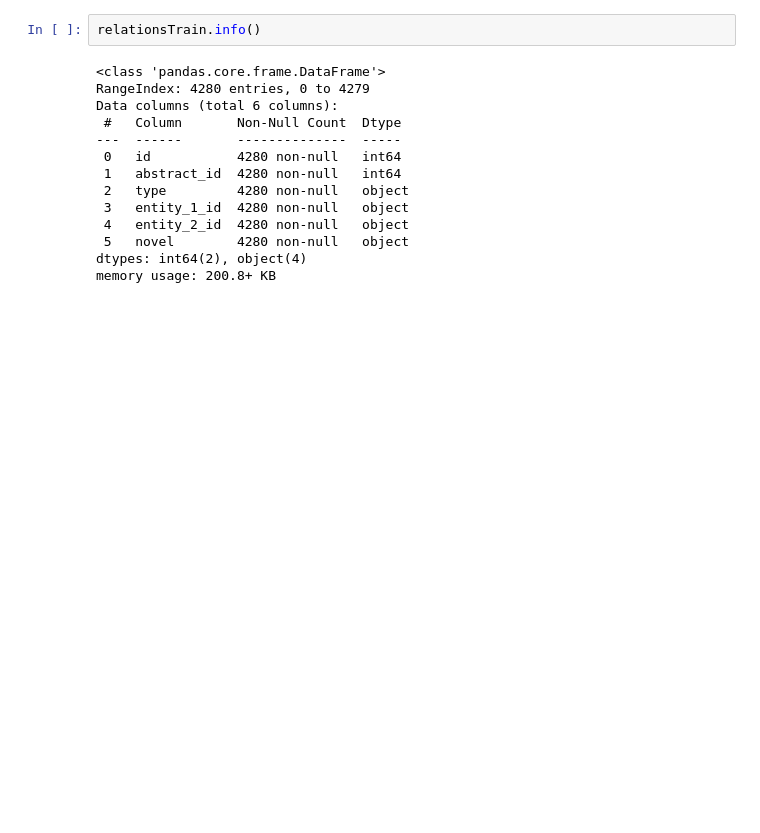
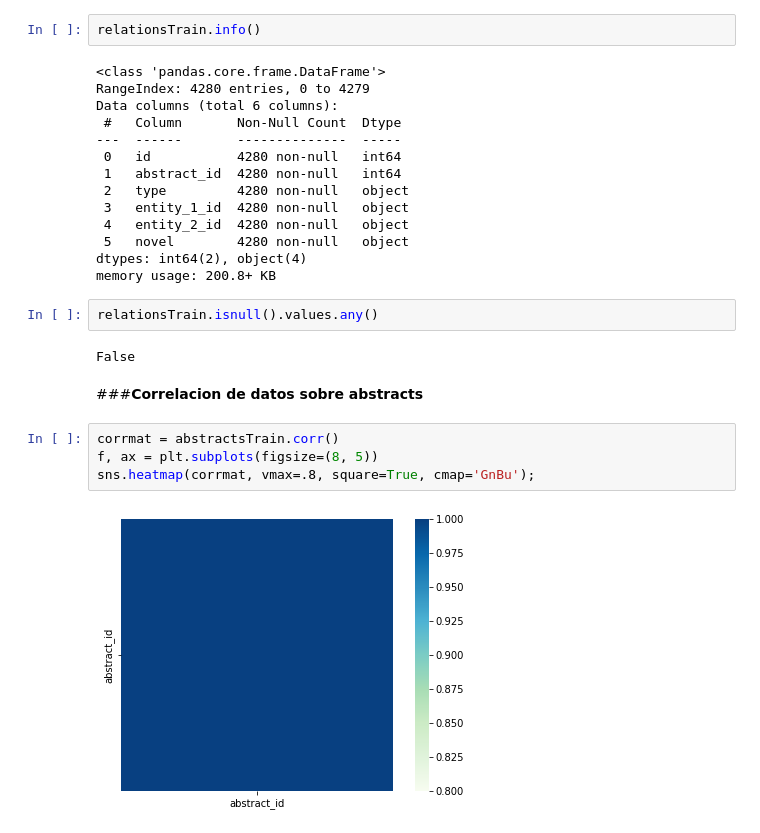
Before and after one commit to owdelc/ProyectoDataScience, a Jupyter notebook: ExploracionProyectoDataScience.ipynb, the cells around one changed output. Drawn from its saved outputs; the diff is of its cells as text; blank space fills up the shorter version.

```diff
--- a/ExploracionProyectoDataScience.ipynb
+++ b/ExploracionProyectoDataScience.ipynb
@@ -90,3 +101,15 @@ Data columns (total 6 columns):
  5   novel        4280 non-null   object
 dtypes: int64(2), object(4)
 memory usage: 200.8+ KB
+# %%
+relationsTrain.isnull().values.any()
+# %% [output]
+False
+# %% [markdown]
+###**Correlacion de datos sobre abstracts**
+# %%
+corrmat = abstractsTrain.corr()
+f, ax = plt.subplots(figsize=(8, 5))
+sns.heatmap(corrmat, vmax=.8, square=True, cmap='GnBu');
+# %% [output]
+[figure, added]
```
Also changed, not shown: parts of 18 cells of this notebook.
